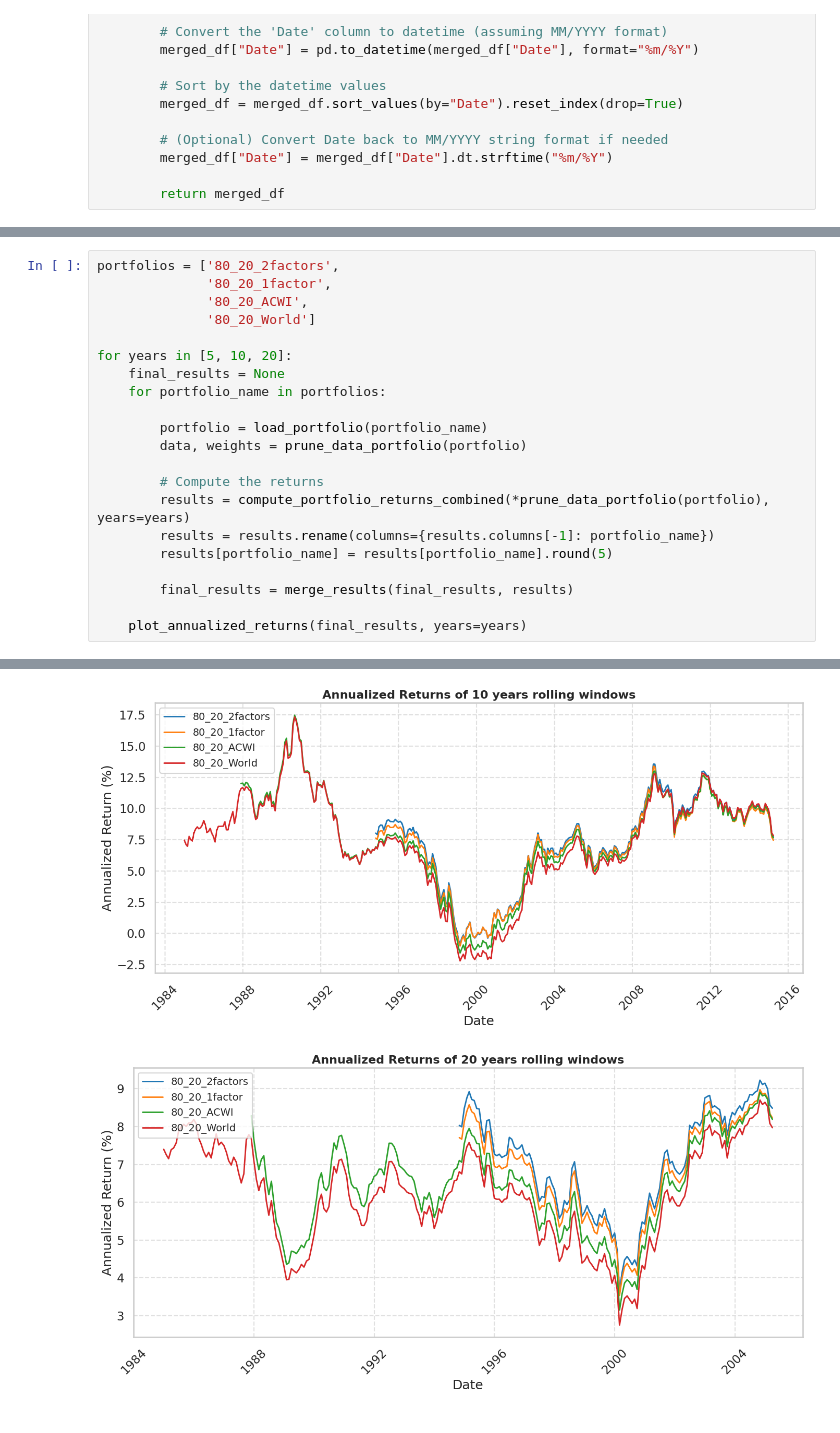
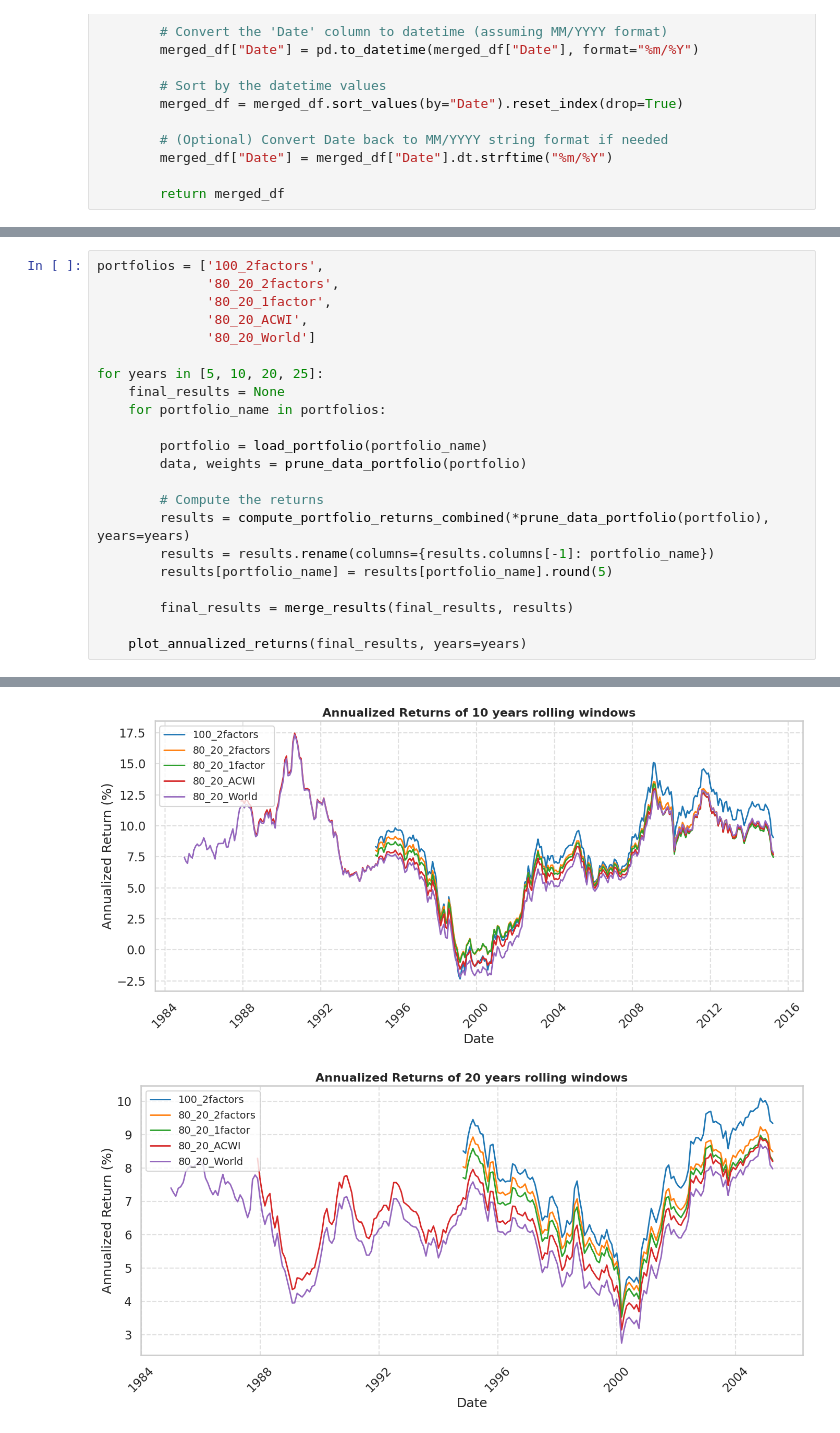
Before and after one commit to PhisicsLollo0/Finance4All, a Jupyter notebook: prices_scraping.ipynb, the cells around one changed output, grey strips where cells are left out. Cells and saved outputs as stored; diff of their text form.

```diff
--- a/prices_scraping.ipynb
+++ b/prices_scraping.ipynb
@@ -47,10 +41,11 @@ get_list_of_portfolios()
 # %%
-portfolios = ['80_20_2factors',
+portfolios = ['100_2factors',
+              '80_20_2factors',
               '80_20_1factor',
               '80_20_ACWI',
               '80_20_World']
 
-for years in [5, 10, 20]:
+for years in [5, 10, 20, 25]:
     final_results = None
     for portfolio_name in portfolios:
 
@@ -70,2 +65,2 @@ for years in [5, 10, 20]:
-[figure, old version]
+[figure, new version]
-[figure, old version]
+[figure, new version]
```
Also changed, not shown: parts of 6 cells of this notebook, 2 other files.
